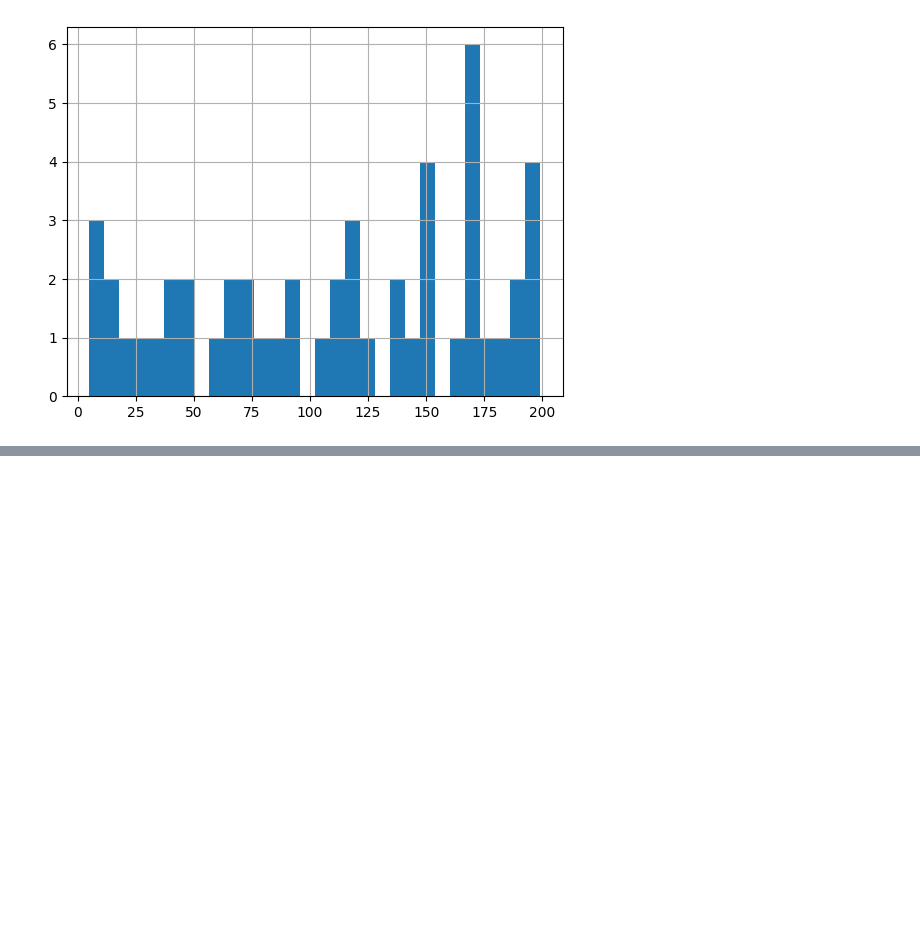
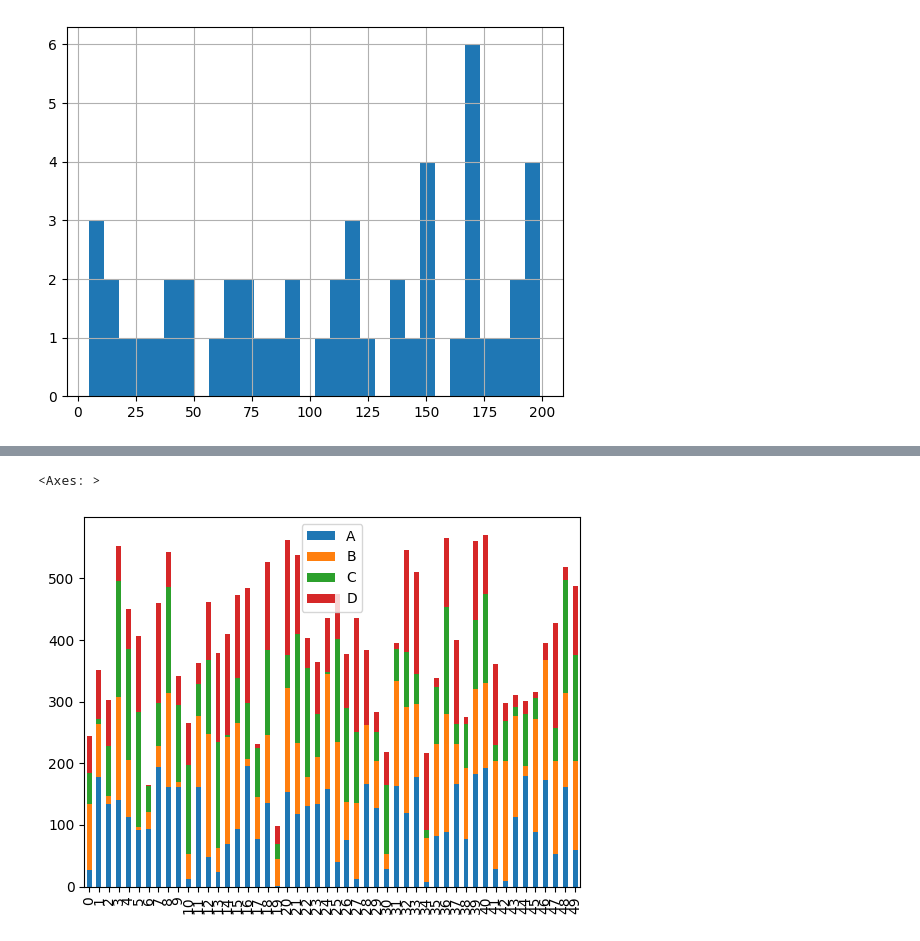
Before and after one commit to PabloSanchez87/IBM-Inteligencia-Artificial, a Jupyter notebook: 3-Machine Learning - Python/3-Módulo Pandas para análisis de datos/1-Bases.ipynb, the cells around one changed output, grey strips where cells are left out. Cells and saved outputs as stored; diff of their text form; code cells hidden in the pictures; blank space fills up the shorter version.

```diff
--- a/3-Machine Learning - Python/3-Módulo Pandas para análisis de datos/1-Bases.ipynb
+++ b/3-Machine Learning - Python/3-Módulo Pandas para análisis de datos/1-Bases.ipynb
@@ -716,0 +732,5 @@ dataframe['B'].hist(bins=30)
+# %%
+dataframe.plot.bar(stacked=True)
+# %% [output]
+<Axes: >
+[figure, added]
```
Also changed, not shown: parts of 9 cells of this notebook, 2 other files.
